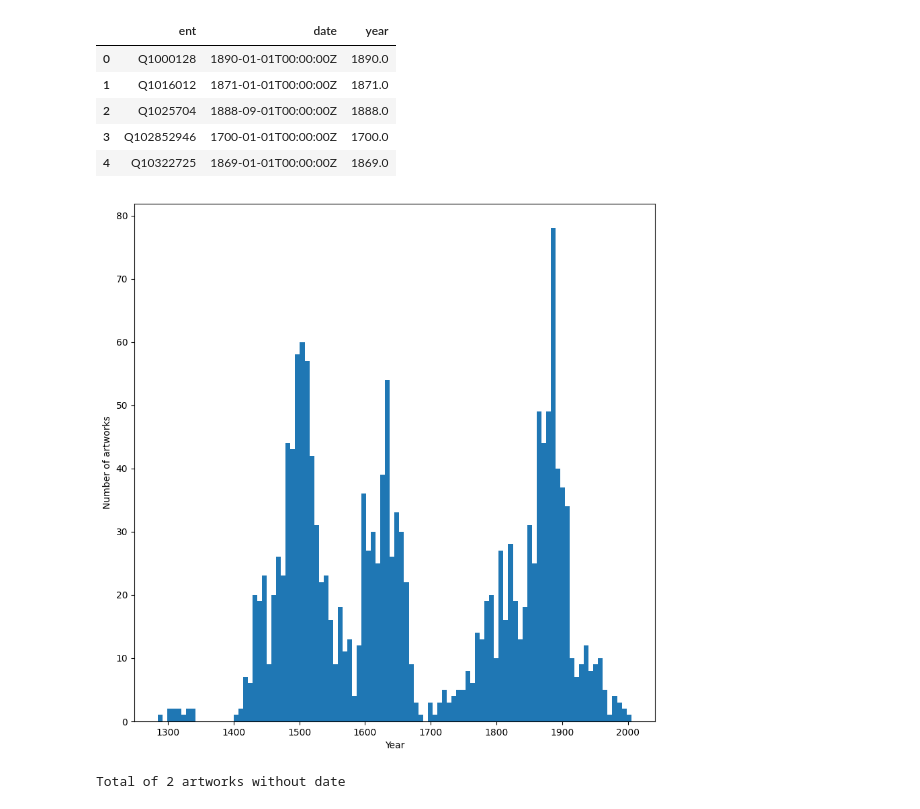
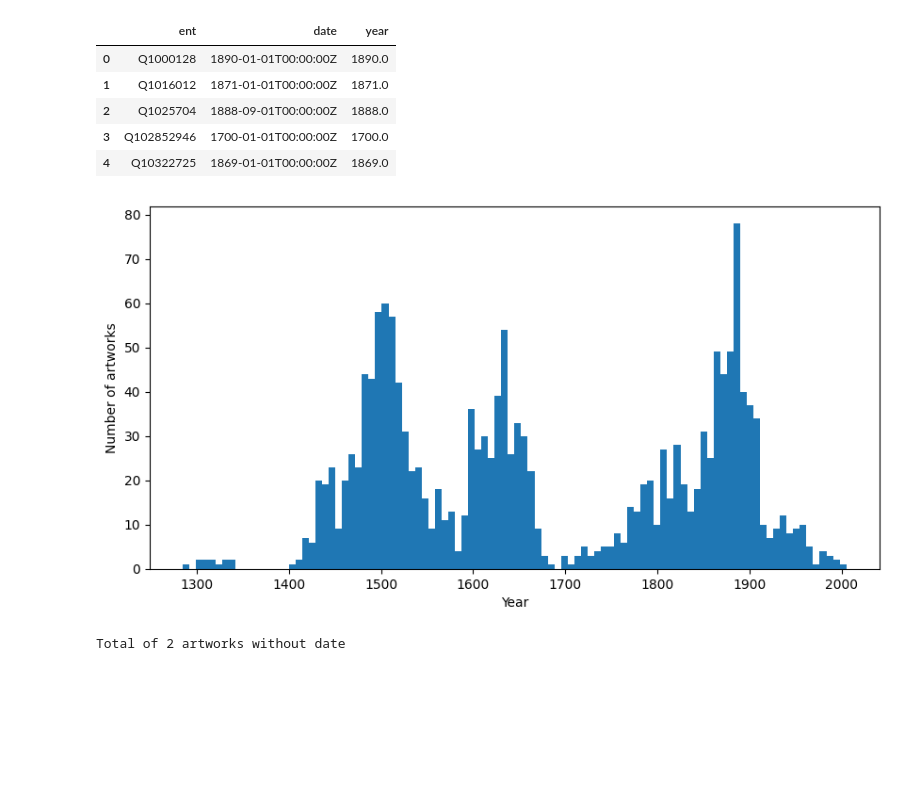
Before and after one commit to HPI-Information-Systems/MELArt, a Jupyter notebook: statistics.ipynb, the cells around one changed output. Cells and saved outputs as stored; diff of their text form; code cells hidden in the pictures; blank space fills up the shorter version.

```diff
--- a/statistics.ipynb
+++ b/statistics.ipynb
@@ -223,12 +243,12 @@ df_date.head()
 | 3 | Q102852946 | 1700-01-01T00:00:00Z | 1700.0 |
 | 4 | Q10322725 | 1869-01-01T00:00:00Z | 1869.0 |
 # %%
-df_date['year'].plot(kind='hist', bins=100, figsize=(10,10))
+df_date['year'].plot(kind='hist', bins=100, figsize=(10,5))
 plt.xlabel('Year')
 plt.ylabel('Number of artworks')
 plt.savefig("figures/dates.pdf", bbox_inches='tight', format='pdf')
 # %% [output]
-[figure, old version]
+[figure, new version]
 # %%
 unknown_date=df_date[df_date['year'].isna()]
 print(f"Total of {len(unknown_date)} artworks without date")
```
Also changed, not shown: parts of 5 cells of this notebook, 1 other file.
